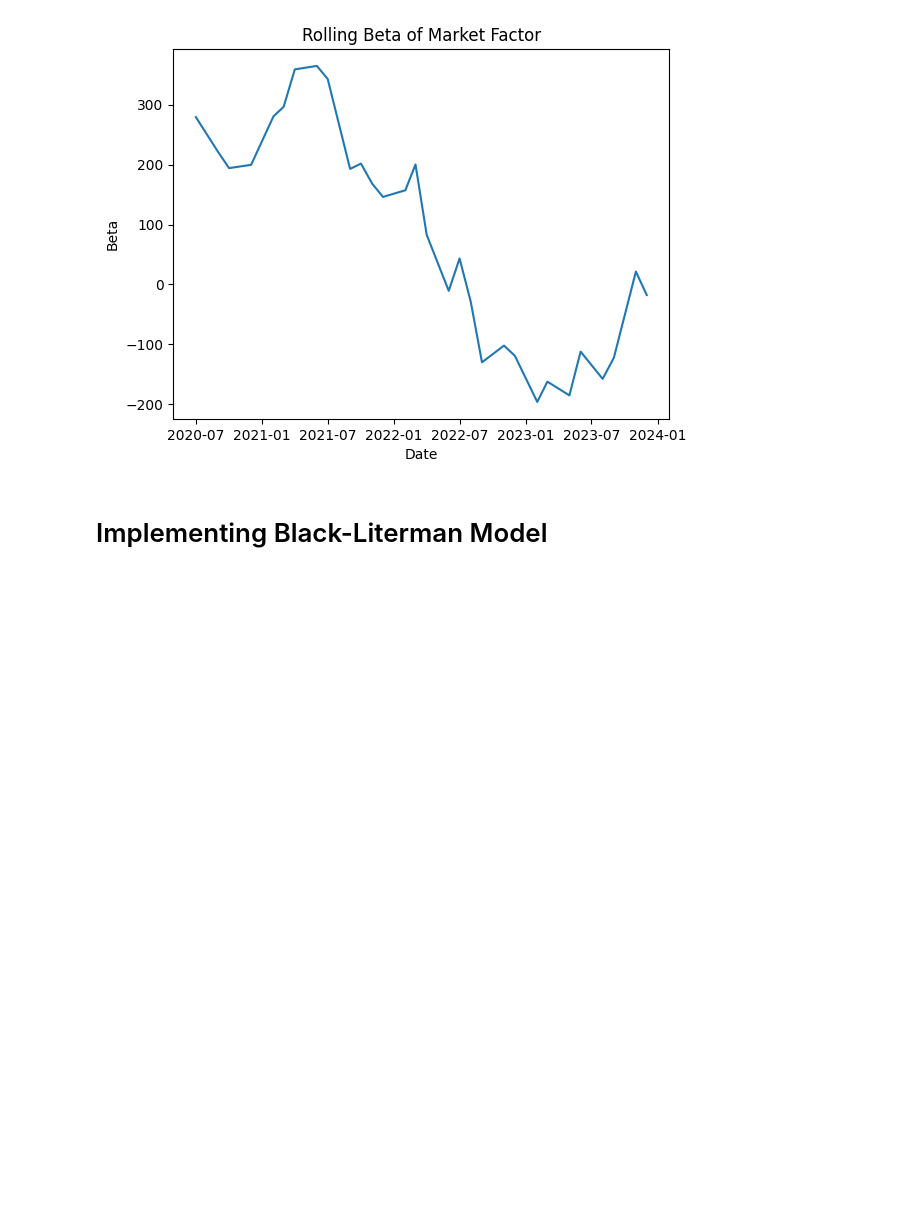
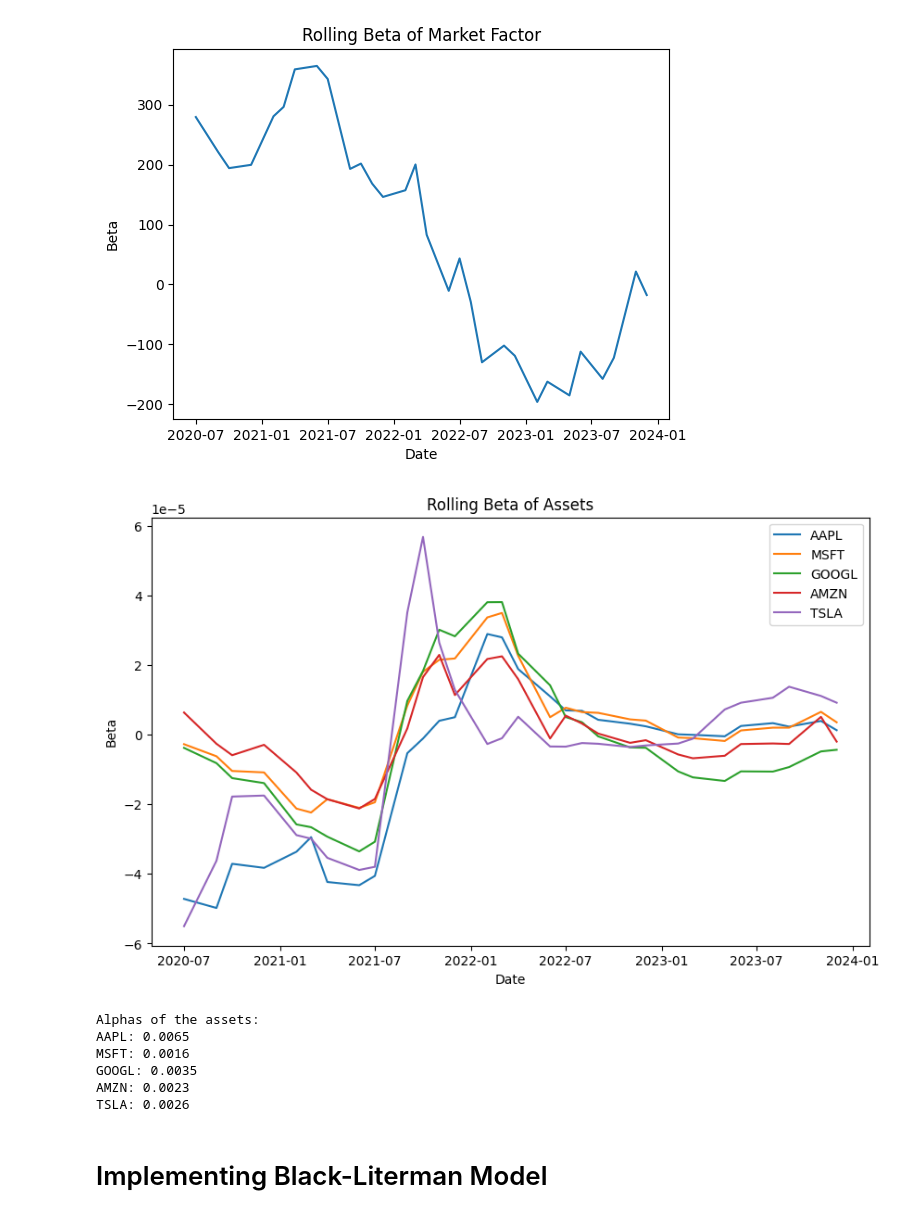
Before and after one commit to rcorreaa/Quantitative-Finance-Project, a Jupyter notebook: bl.ipynb, the cells around one changed output. Saved outputs shown, nothing was run; the diff lists cells and outputs as text; code cells hidden in the pictures; blank space fills up the shorter version.

```diff
--- a/bl.ipynb
+++ b/bl.ipynb
@@ -32,5 +56,5 @@ else:
 # %%
-factors = pd.read_csv('fama_french_factors.csv', sep=';')
+factors = pd.read_csv('fama_french_factors.csv', sep=',')
 
 # Convert 'Column1' to datetime format
 factors['Date'] = pd.to_datetime(factors['Column1'], format='%Y%m')  # Convert YYYYMM to datetime
@@ -79,6 +103,61 @@ plt.ylabel('Beta')
 plt.show()
 # %% [output]
 [figure]
+# %%
+# Calculating the rolling beta for each asset
+rolling_betas = {}
+
+# 12-month rolling window
+rolling_window = 12
+
+for ticker in tickers:
+    rolling_beta_series = []
+
+    for i in range(len(aligned_data) - rolling_window + 1):
+        # Defining the data window
+        window_data = aligned_data.iloc[i:i + rolling_window]
+        X = sm.add_constant(window_data[['Mkt-RF', 'SMB', 'HML']])
+        y = window_data[ticker]
+
+        # Fitting the model for the current window
+        model = sm.OLS(y, X).fit()
+        rolling_beta_series.append(model.params['Mkt-RF'])  # Beta for the market factor
+
+    # Converting to a time series aligned with the dates
+    rolling_betas[ticker] = pd.Series(rolling_beta_series, index=aligned_data.index[rolling_window - 1:])
+
+# Plotting rolling betas
+plt.figure(figsize=(10, 6))
+
+for ticker in tickers:
+    plt.plot(rolling_betas[ticker], label=ticker)
+
+plt.title('Rolling Beta of Assets')
+plt.xlabel('Date')
+plt.ylabel('Beta')
+plt.legend()
+plt.show()
+# %% [output]
+[figure, added]
+# %%
+# Calculating alpha for each asset
+alphas = {}
+for ticker in tickers:
+    X = sm.add_constant(aligned_data[['Mkt-RF', 'SMB', 'HML']])  # Factors
+    y = aligned_data[ticker]  # Asset returns
+    model = sm.OLS(y, X).fit()  # Regression model fitting
+    alphas[ticker] = model.params[0]  # Alpha (regression intercept)
+
+print("Alphas of the assets:")
+for ticker, alpha in alphas.items():
+    print(f"{ticker}: {alpha:.4f}")
+# %% [output]
+Alphas of the assets:
+AAPL: 0.0065
+MSFT: 0.0016
+GOOGL: 0.0035
+AMZN: 0.0023
+TSLA: 0.0026
 # %% [markdown]
 # Implementing Black-Literman Model
 # %%
```
Also changed, not shown: parts of 2 cells of this notebook.
